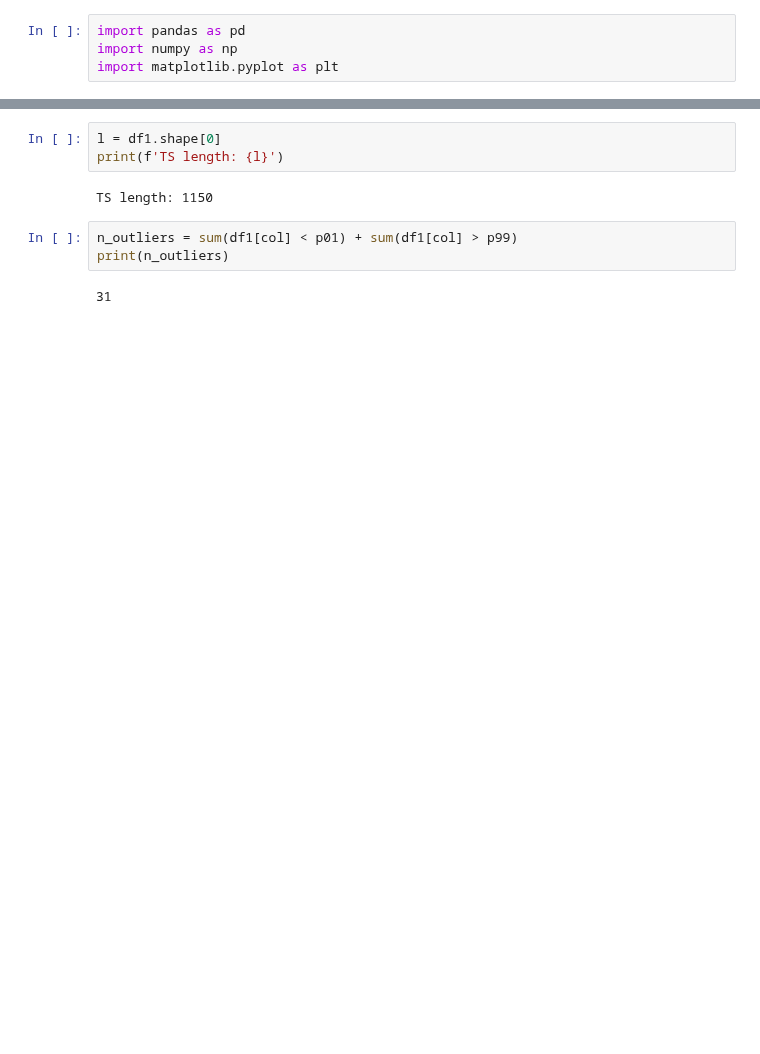
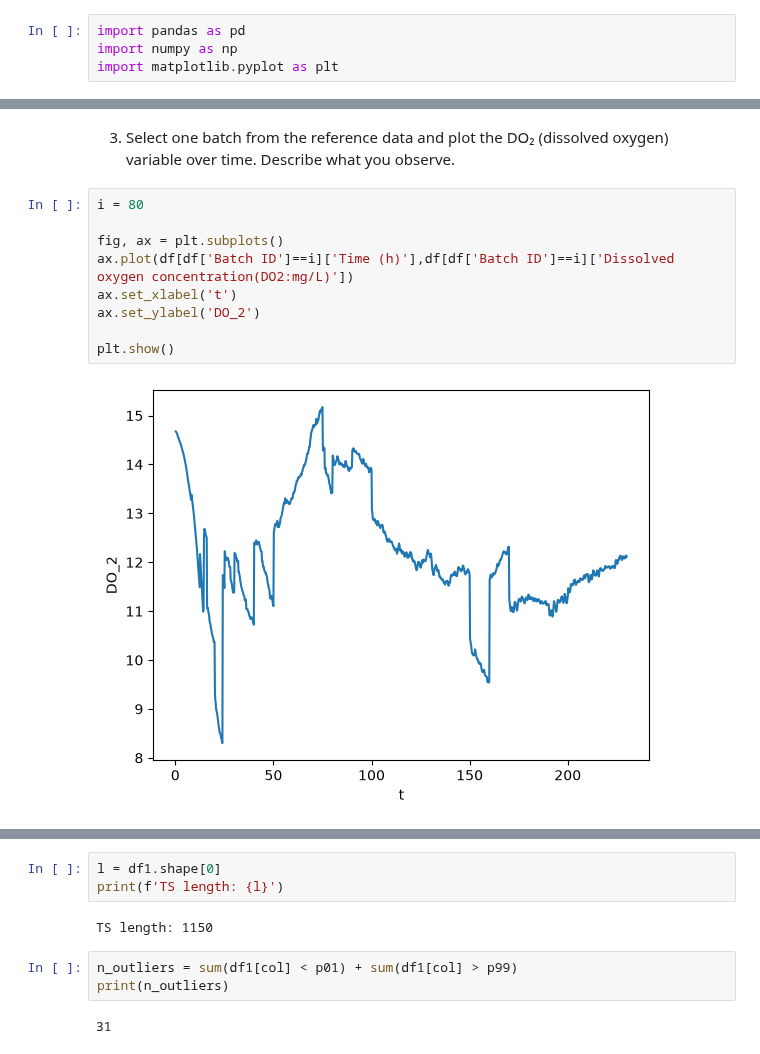
Before and after one commit to r0b1nu5/dls-ts, a Jupyter notebook: week04/week04-solution.ipynb, the cells around one changed output, grey strips where cells are left out. Cells and saved outputs as stored; diff of their text form; blank space fills up the shorter version.

```diff
--- a/week04/week04-solution.ipynb
+++ b/week04/week04-solution.ipynb
@@ -36,0 +91,13 @@ df.describe()
+# %% [markdown]
+3. Select one batch from the reference data and plot the DO₂ (dissolved oxygen) variable over time. Describe what you observe.
+# %%
+i = 80
+
+fig, ax = plt.subplots()
+ax.plot(df[df['Batch ID']==i]['Time (h)'],df[df['Batch ID']==i]['Dissolved oxygen concentration(DO2:mg/L)'])
+ax.set_xlabel('t')
+ax.set_ylabel('DO_2')
+
+plt.show()
+# %% [output]
+[figure, added]
```
Also changed, not shown: parts of 45 cells of this notebook, 1 other file.
